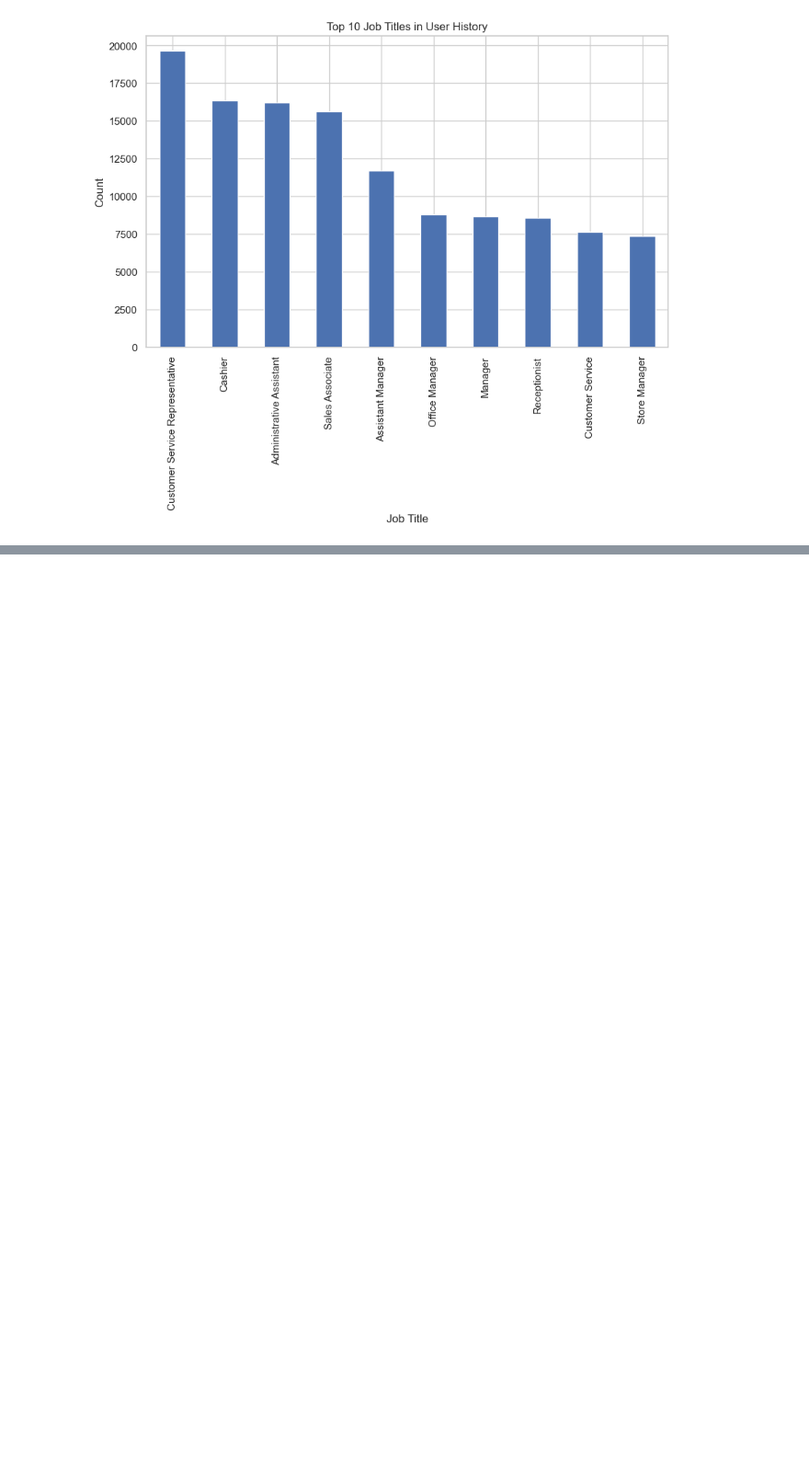
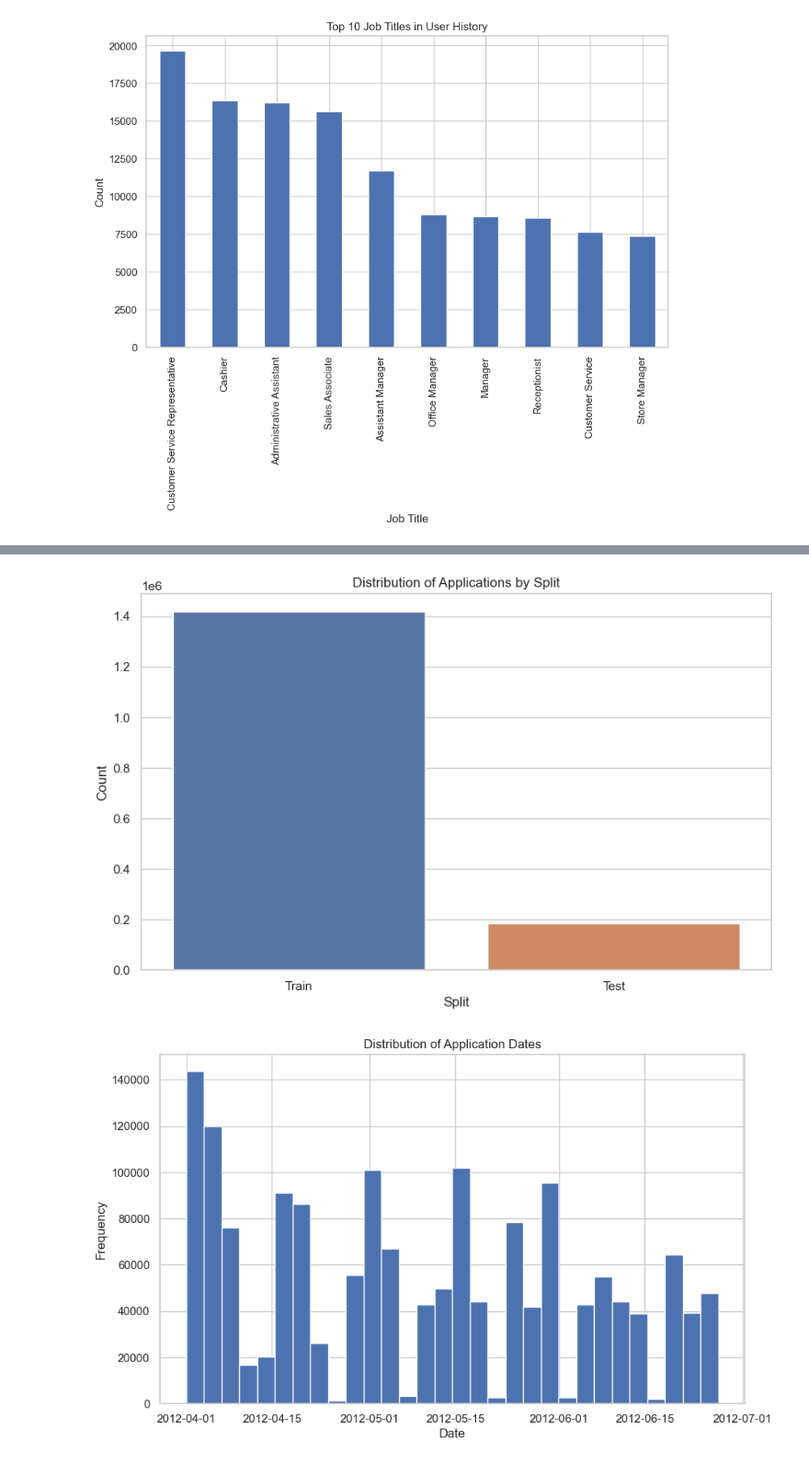
Before and after one commit to GyaneshSamanta/Data-Hackfest, a Jupyter notebook: Notebook/EDA.ipynb, the cells around one changed output, grey strips where cells are left out. Shown at 92% size. Saved outputs shown, nothing was run; the diff lists cells and outputs as text; code cells hidden in the pictures; blank space fills up the shorter version.

```diff
--- a/Notebook/EDA.ipynb
+++ b/Notebook/EDA.ipynb
@@ -242,0 +276,24 @@ plt.show()
+# %%
+# Distribution of Applications by Split
+plt.figure(figsize=(10, 6))
+sns.countplot(data=apps, x='Split')
+plt.title('Distribution of Applications by Split')
+plt.xlabel('Split')
+plt.ylabel('Count')
+plt.show()
+
+# Application Dates Analysis
+plt.figure(figsize=(10, 6))
+apps['ApplicationDate'] = pd.to_datetime(apps['ApplicationDate'])
+apps['ApplicationDate'].hist(bins=30)
+plt.title('Distribution of Application Dates')
+plt.xlabel('Date')
+plt.ylabel('Frequency')
+plt.show()
+
+# Insights:
+# 1. The split between train and test data in applications.
+# 2. Seasonal trends or peaks in application dates.
+# %% [output]
+[figure, added]
+[figure, added]
```
Also changed, not shown: parts of 4 cells of this notebook, 2 other files.
